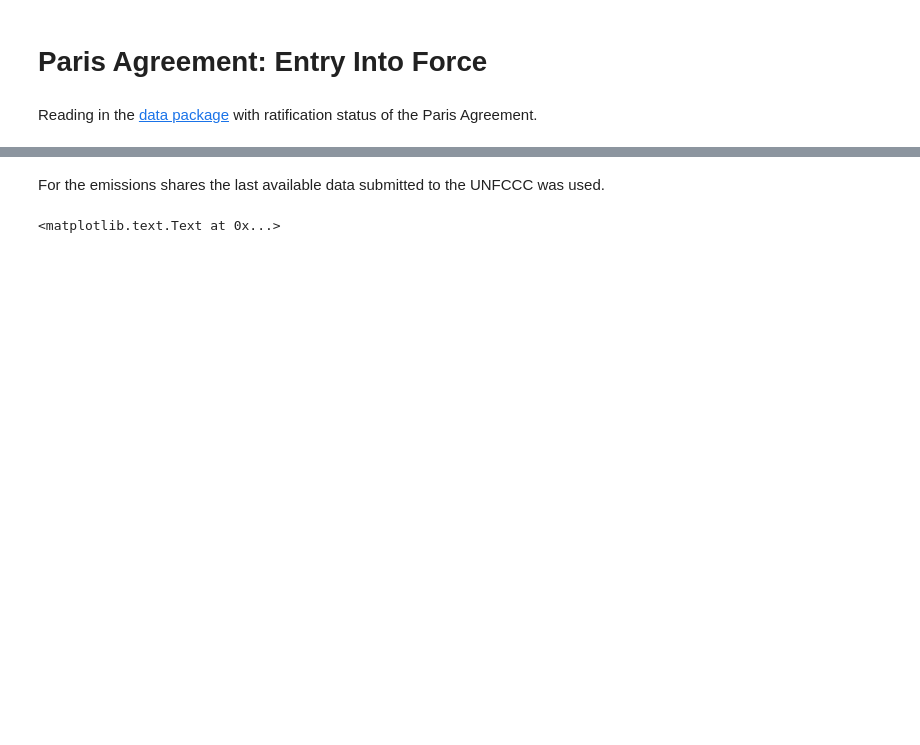
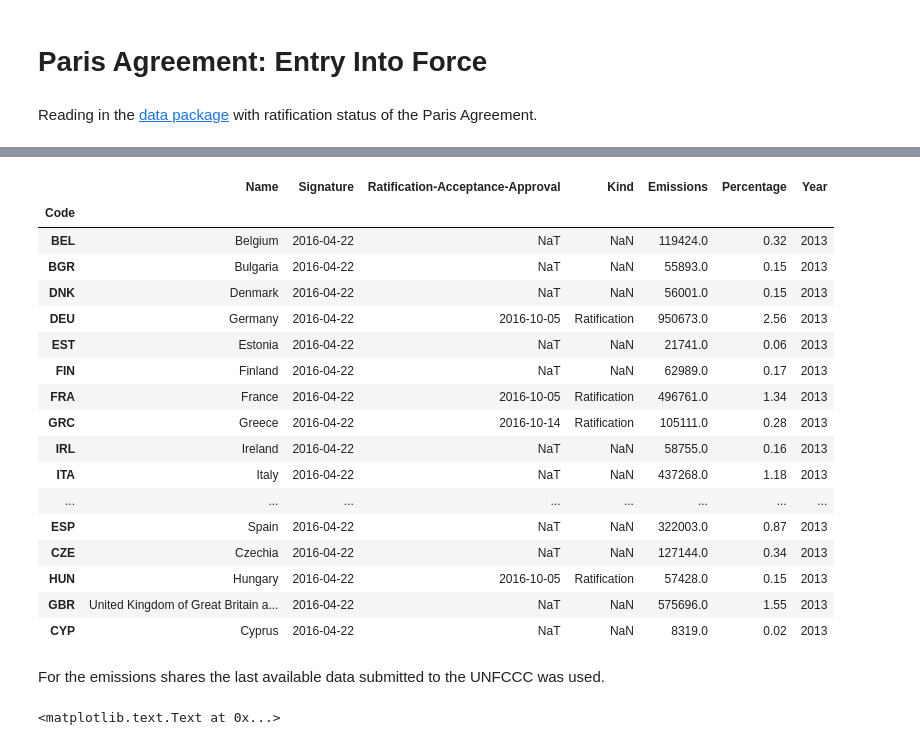
Before and after one commit to openclimatedata/notebooks, a Jupyter notebook: Paris Agreement Entry Into Force.ipynb, the cells around one changed output, grey strips where cells are left out. Saved outputs shown, nothing was run; the diff lists cells and outputs as text; code cells hidden in the pictures; blank space fills up the shorter version.

```diff
--- a/Paris Agreement Entry Into Force.ipynb
+++ b/Paris Agreement Entry Into Force.ipynb
@@ -65,7 +66,26 @@ eu28 = [
 ]
 assert(len(eu28) == 28)
 # %%
-parties = eif.drop(eu28)
+parties.loc[eu28]
+# %% [output]
+|  | Name | Signature | Ratification-Acceptance-Approval | Kind | Emissions | Percentage | Year |
+| Code |  |  |  |  |  |  |  |
+| BEL | Belgium | 2016-04-22 | NaT | NaN | 119424.0 | 0.32 | 2013 |
+| BGR | Bulgaria | 2016-04-22 | NaT | NaN | 55893.0 | 0.15 | 2013 |
+| DNK | Denmark | 2016-04-22 | NaT | NaN | 56001.0 | 0.15 | 2013 |
+| DEU | Germany | 2016-04-22 | 2016-10-05 | Ratification | 950673.0 | 2.56 | 2013 |
+| EST | Estonia | 2016-04-22 | NaT | NaN | 21741.0 | 0.06 | 2013 |
+| FIN | Finland | 2016-04-22 | NaT | NaN | 62989.0 | 0.17 | 2013 |
+| FRA | France | 2016-04-22 | 2016-10-05 | Ratification | 496761.0 | 1.34 | 2013 |
+| GRC | Greece | 2016-04-22 | 2016-10-14 | Ratification | 105111.0 | 0.28 | 2013 |
+| IRL | Ireland | 2016-04-22 | NaT | NaN | 58755.0 | 0.16 | 2013 |
+| ITA | Italy | 2016-04-22 | NaT | NaN | 437268.0 | 1.18 | 2013 |
+| ... | ... | ... | ... | ... | ... | ... | ... |
+| ESP | Spain | 2016-04-22 | NaT | NaN | 322003.0 | 0.87 | 2013 |
+| CZE | Czechia | 2016-04-22 | NaT | NaN | 127144.0 | 0.34 | 2013 |
+| HUN | Hungary | 2016-04-22 | 2016-10-05 | Ratification | 57428.0 | 0.15 | 2013 |
+| GBR | United Kingdom of Great Britain a... | 2016-04-22 | NaT | NaN | 575696.0 | 1.55 | 2013 |
+| CYP | Cyprus | 2016-04-22 | NaT | NaN | 8319.0 | 0.02 | 2013 |
 # %% [markdown]
 For the emissions shares the last available data submitted to the UNFCCC was used.
 # %%
```
Also changed, not shown: parts of 11 cells of this notebook.
